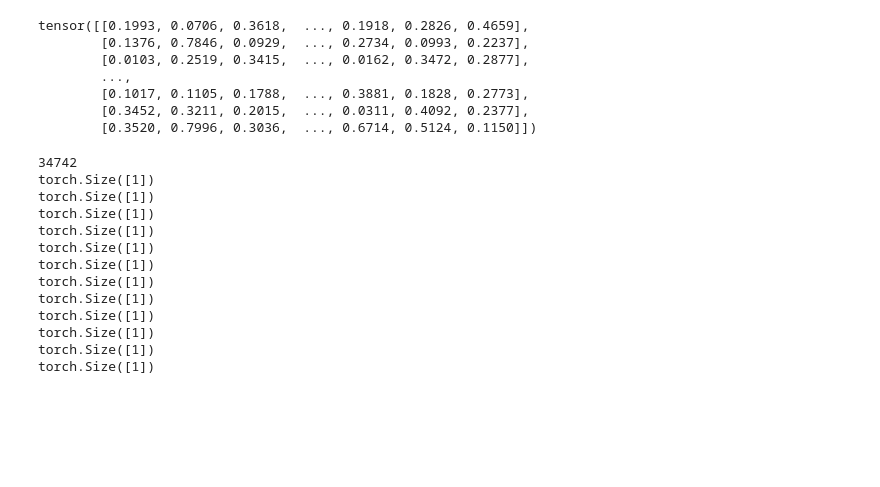
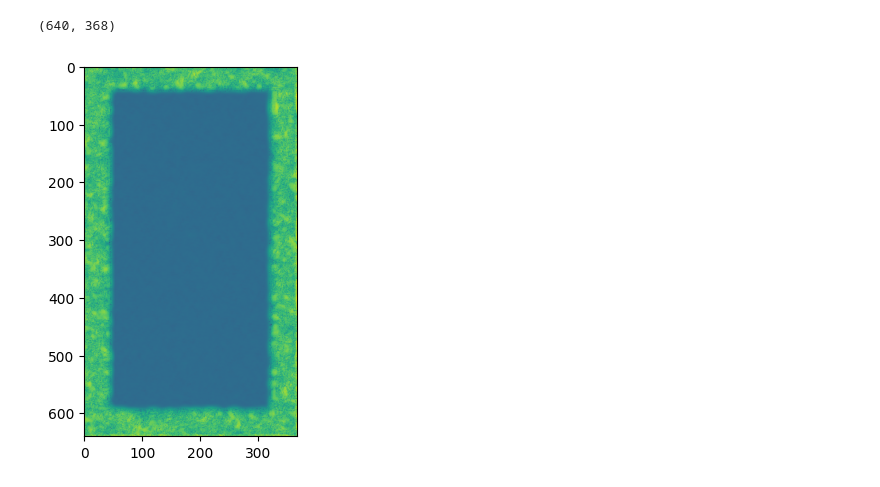
Before and after one commit to sandrosage/kspace-diffusion, a Jupyter notebook: test.ipynb, the cells around one changed output. Cells and saved outputs as stored; diff of their text form; code cells hidden in the pictures; blank space fills up the shorter version.

```diff
--- a/test.ipynb
+++ b/test.ipynb
@@ -1,61 +0,0 @@
-# %%
-from fastmri.losses import SSIMLoss
-import torch
-
-loss = SSIMLoss()
-
-x = y = torch.rand(320,320)
-z = torch.rand(320,320)
-torch.abs(x -z)
-# %% [output]
-tensor([[0.1993, 0.0706, 0.3618,  ..., 0.1918, 0.2826, 0.4659],
-        [0.1376, 0.7846, 0.0929,  ..., 0.2734, 0.0993, 0.2237],
-        [0.0103, 0.2519, 0.3415,  ..., 0.0162, 0.3472, 0.2877],
-        ...,
-        [0.1017, 0.1105, 0.1788,  ..., 0.3881, 0.1828, 0.2773],
-        [0.3452, 0.3211, 0.2015,  ..., 0.0311, 0.4092, 0.2377],
-        [0.3520, 0.7996, 0.3036,  ..., 0.6714, 0.5124, 0.1150]])
-# %%
-from fastmri.pl_modules import FastMriDataModule
-from modules.transforms import KspaceLDMDataTransform
-from pathlib import Path
-import matplotlib.pyplot as plt
-
-train_transform = KspaceLDMDataTransform()
-val_transform = KspaceLDMDataTransform()
-test_transform = KspaceLDMDataTransform()
-# ptl data module - this handles data loaders
-data_module = FastMriDataModule(
-    data_path=Path("/home/saturn/iwai/iwai113h/IdeaLab/knee_dataset"),
-    challenge="singlecoil",
-    train_transform=train_transform,
-    val_transform=val_transform,
-    test_transform=test_transform,
-    combine_train_val=False,
-    test_split="test",
-    sample_rate=None,
-    batch_size=1,
-    num_workers=4,
-    distributed_sampler=False,
-    use_dataset_cache_file=True
-)
-dl = data_module.train_dataloader()
-print(len(dl))
-for i, batch in enumerate(dl):
-    print(batch.max_value.shape)
-    if i > 10:
-        break
-# %% [output]
-34742
-torch.Size([1])
-torch.Size([1])
-torch.Size([1])
-torch.Size([1])
-torch.Size([1])
-torch.Size([1])
-torch.Size([1])
-torch.Size([1])
-torch.Size([1])
-torch.Size([1])
-torch.Size([1])
-torch.Size([1])
@@ -61,0 +7,17 @@ torch.Size([1])
+# %%
+import matplotlib.pyplot as plt
+
+def show_coils(data, cmap=None):
+    fig = plt.figure()
+    plt.imshow(data, cmap=cmap)
+
+slice.shape
+# %% [output]
+(640, 368)
+# %%
+import numpy as np
+slice = np.load("1504.npy")
+plt.imshow(np.log(abs(slice) + 1e-9))
+plt.show()
+# %% [output]
+[figure, added]
```
Also changed, not shown: parts of 2 cells of this notebook, 7 other files.
